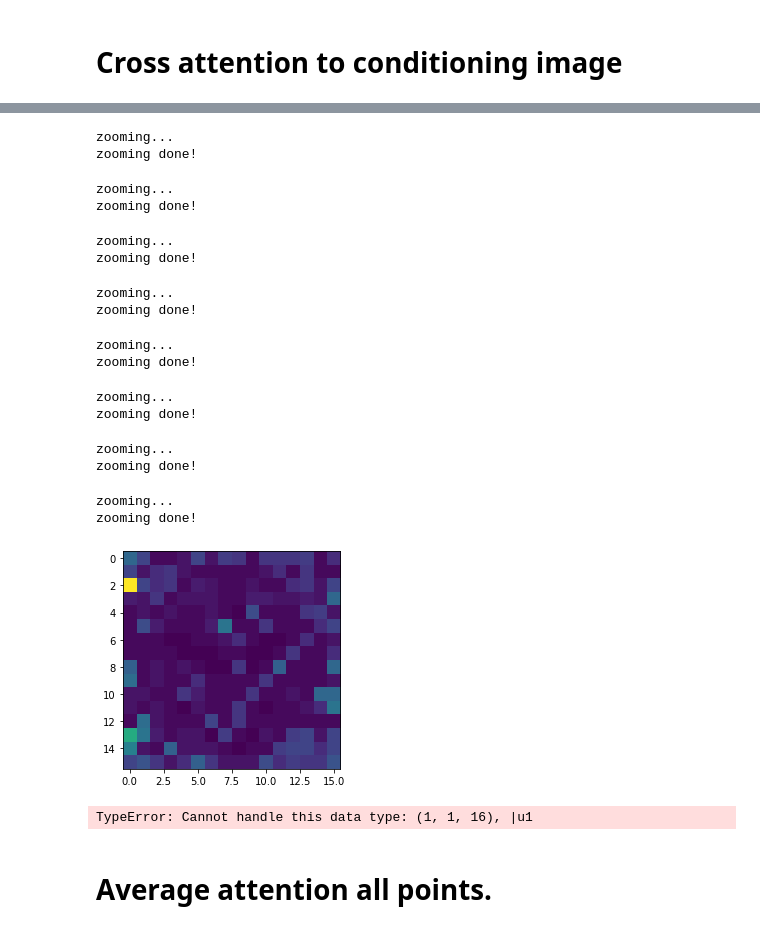
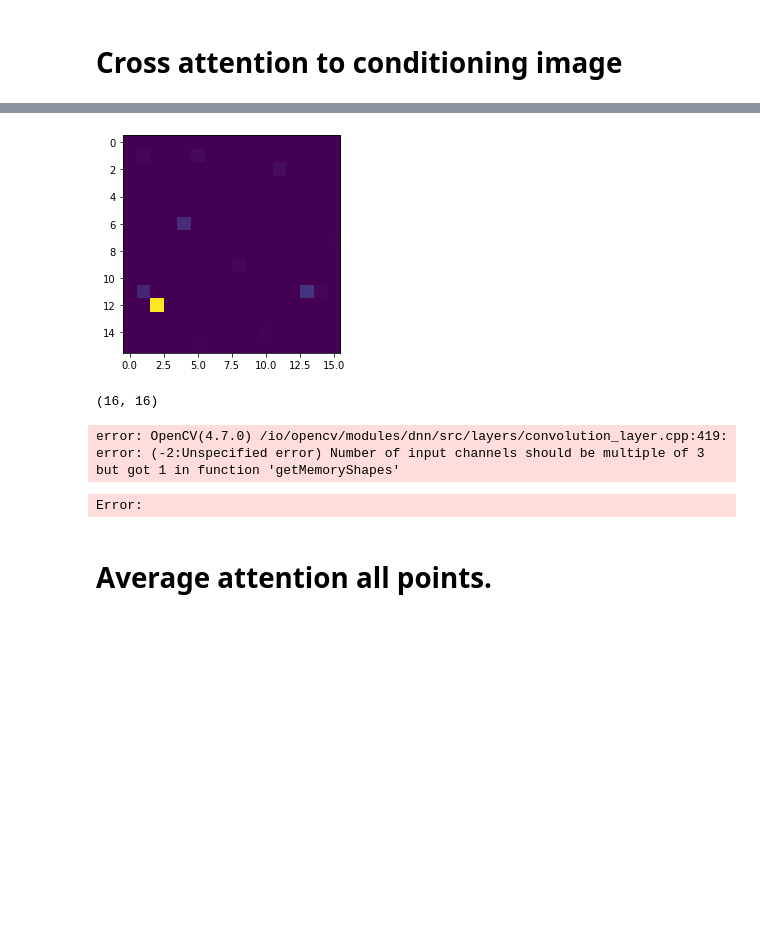
Before and after one commit to Bromosama/point_e_team10, a Jupyter notebook: point_e/examples/image2pointcloud-vO.ipynb, the cells around one changed output, grey strips where cells are left out. Drawn from its saved outputs; the diff is of its cells as text; code cells hidden in the pictures; blank space fills up the shorter version.

```diff
--- a/point_e/examples/image2pointcloud-vO.ipynb
+++ b/point_e/examples/image2pointcloud-vO.ipynb
@@ -52,0 +100,8 @@ sampler = PointCloudSampler(
+# %%
+#Get the attention map of one iteration
+_, cross_atn, attn, samples = sample_from_model()
+print(cross_atn.shape)
+
+ax = sns.heatmap(cross_atn, cmap = 'rocket_r')
+plt.title('first step cross attention map')
+plt.show()
@@ -70,8 +131,6 @@ def sample_from_model(breakpoint):
 
     new_q = attn_call.locals['q'][0].permute(1,0,2)
     new_k = attn_call.locals['k'][0].permute(1,0,2)
-    #print(new_k.shape)
-    #print(new_q.shape)
 
     attention_scores = torch.einsum("b i d, b j d -> b i j", new_q, new_k) * scale
     attention_probs = attention_scores.softmax(dim=-1)
@@ -83,12 +142,12 @@ def sample_from_model(breakpoint):
     pc_self_attn = avg_attn[257:, 257:]
 
     # Est. cross attention
-    pc_cross_attn = avg_attn[257:, :257]
+    pc_cross_attn = avg_attn[:257, 257:]
 
     pc_self_attn = pc_self_attn.cpu()
     pc_cross_attn = pc_cross_attn.cpu()
     avg_attn = avg_attn.cpu()
     return pc_self_attn, pc_cross_attn, avg_attn, samples
 # %%
-breakpoints = [0, 10, 20, 30, 40, 50, 60, -1]
+breakpoints = 0
 time = [0, 1, 2, 3, 4, 5, 6, 7]
@@ -94,0 +156,5 @@ time = [0, 1, 2, 3, 4, 5, 6, 7]
+# %%
+_, cross_atn, attn, samples = sample_from_model(breakpoints)
+ax = sns.heatmap(cross_atn, cmap = 'rocket_r')
+plt.title('first step attention map')
+plt.show()
@@ -103,45 +171,53 @@ plt.show()
 # %%
 frames = []
+raw_frames = []
 import numpy as np
 for k in breakpoints:
     _, cross_attn, _, samples = sample_from_model(k)
     c = softmax(np.mean(cross_attn.numpy(), axis= 0))
     c = c[1:257]
     c = c.reshape(16,16)
     fig = plt.imshow(c)
+
     plt.savefig('Figures/cross_Attn_gif/fig' + str(k) + '.png', bbox_inches='tight')
+
 
     image = Image.open('Figures/cross_Attn_gif/fig' + str(k) + '.png')
 
     # fig = plot_attention_cloud(pc, grid_size=3, fixed_bounds=((-0.75, -0.75, -0.75),(0.75, 0.75, 0.75)), col = c)
     # plt.savefig('Figures/cross_Attn_gif/fig' + str(k) + '.png', bbox_inches='tight')
 
     # image = imageio.v2.imread('Figures/cross_Attn_gif/fig' + str(k) + '.png')
-    # frames.append(image)
+    raw_frames.append(c)
+    frames.append(image)
 # %% [output]
-zooming...
-zooming done!
-zooming...
-zooming done!
-zooming...
-zooming done!
-zooming...
-zooming done!
-zooming...
-zooming done!
-zooming...
-zooming done!
-zooming...
-zooming done!
-zooming...
-zooming done!
-[figure, old version]
+[figure, new version]
-# %%
-imageio.mimsave('Figures/cross_Attn_gif/cross_attn_Diffusion.gif', # output gif
-                frames,          # array of input frames
-                duration = 250)
-# %% [output]
-TypeError: Cannot handle this data type: (1, 1, 16), |u1
+# %%
+sr = cv2.dnn_superres.DnnSuperResImpl_create()
+
+path = "EDSR_x4.pb"
+
+sr.readModel(path)
+
+sr.setModel("edsr",4)
+
+upsampled_frames = []
+for i,img in enumerate(raw_frames):
+    print(img.shape)
+    result = sr.upsample(img)
+    fig = plt.imshow(result)
+    plt.savefig('Figures/cross_Attn_gif/up_fig' + str(i) + '.png', bbox_inches='tight')
+    image = Image.open('Figures/cross_Attn_gif/up_fig' + str(i) + '.png')
+    upsampled_frames.append(image)
+
+
+imageio.mimsave('Figures/cross_Attn_gif/cross_attn_Diffusion.gif', # output gif
+                upsampled_frames,          # array of input frames
+                duration = 250)
+# %% [output]
+(16, 16)
+error: OpenCV(4.7.0) /io/opencv/modules/dnn/src/layers/convolution_layer.cpp:419: error: (-2:Unspecified error) Number of input channels should be multiple of 3 but got 1 in function 'getMemoryShapes'
+Error:
 # %% [markdown]
 # Average attention all points.
 # %%
```
Also changed, not shown: parts of 5 cells of this notebook.
